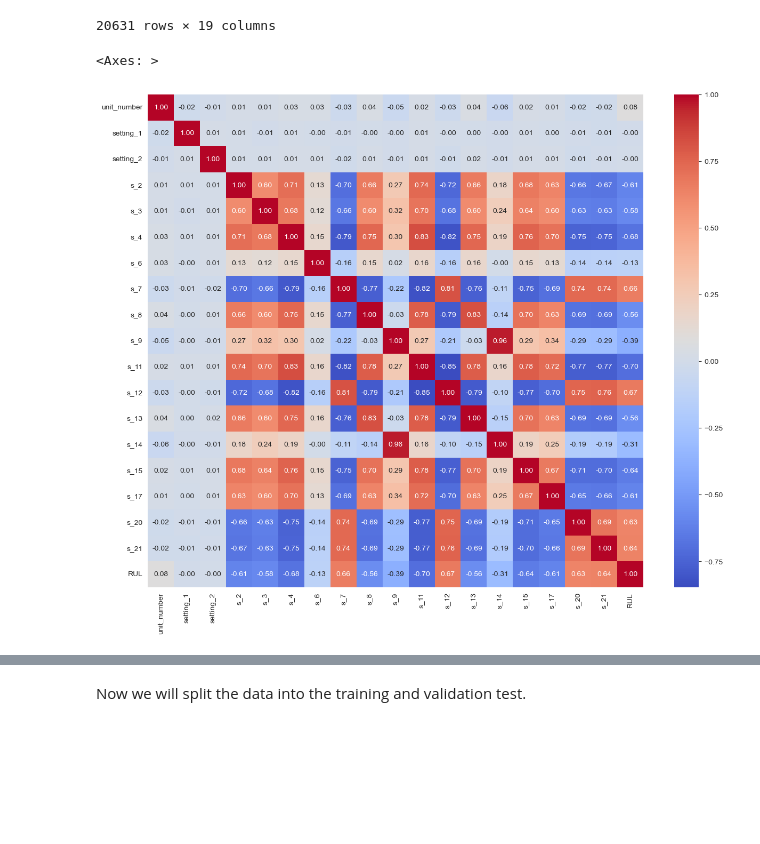
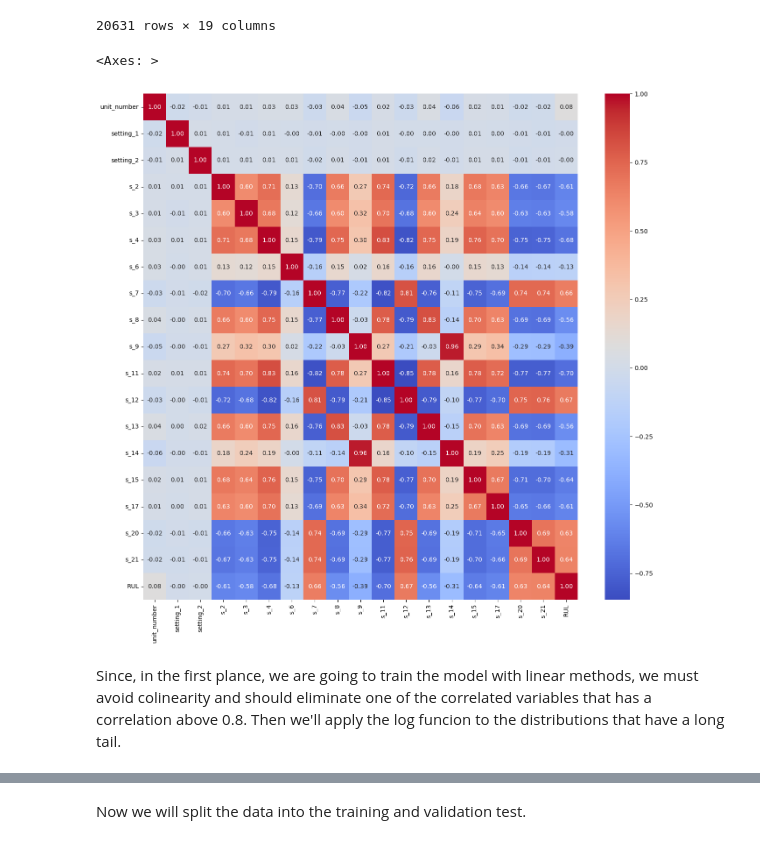
Before and after one commit to oscarguillen-ml/ML-Internship-Portfolio, a Jupyter notebook: 02-predictive-maintenance/predictive_maintenance.ipynb, the cells around one changed output, grey strips where cells are left out. Cells and saved outputs as stored; diff of their text form; code cells hidden in the pictures; blank space fills up the shorter version.

```diff
--- a/02-predictive-maintenance/predictive_maintenance.ipynb
+++ b/02-predictive-maintenance/predictive_maintenance.ipynb
@@ -146,11 +147,13 @@ bl_FD001
 # %%
 plt.tight_layout
 
 correlation_matrix=bl_FD001.corr()
 
-plt.figure(figsize=(15,12))
+plt.figure(figsize=(16,15))
 
 sns.heatmap(correlation_matrix, annot=True, cmap='coolwarm', fmt='.2f')
 # %% [output]
 <Axes: >
-[figure, old version]
+[figure, new version]
+# %% [markdown]
+Since, in the first plance, we are going to train the model with linear methods, we must avoid colinearity and should eliminate one of the correlated variables that has a correlation above 0.8. Then we'll apply the log funcion to the distributions that have a long tail.
```
Also changed, not shown: parts of 16 cells of this notebook.
